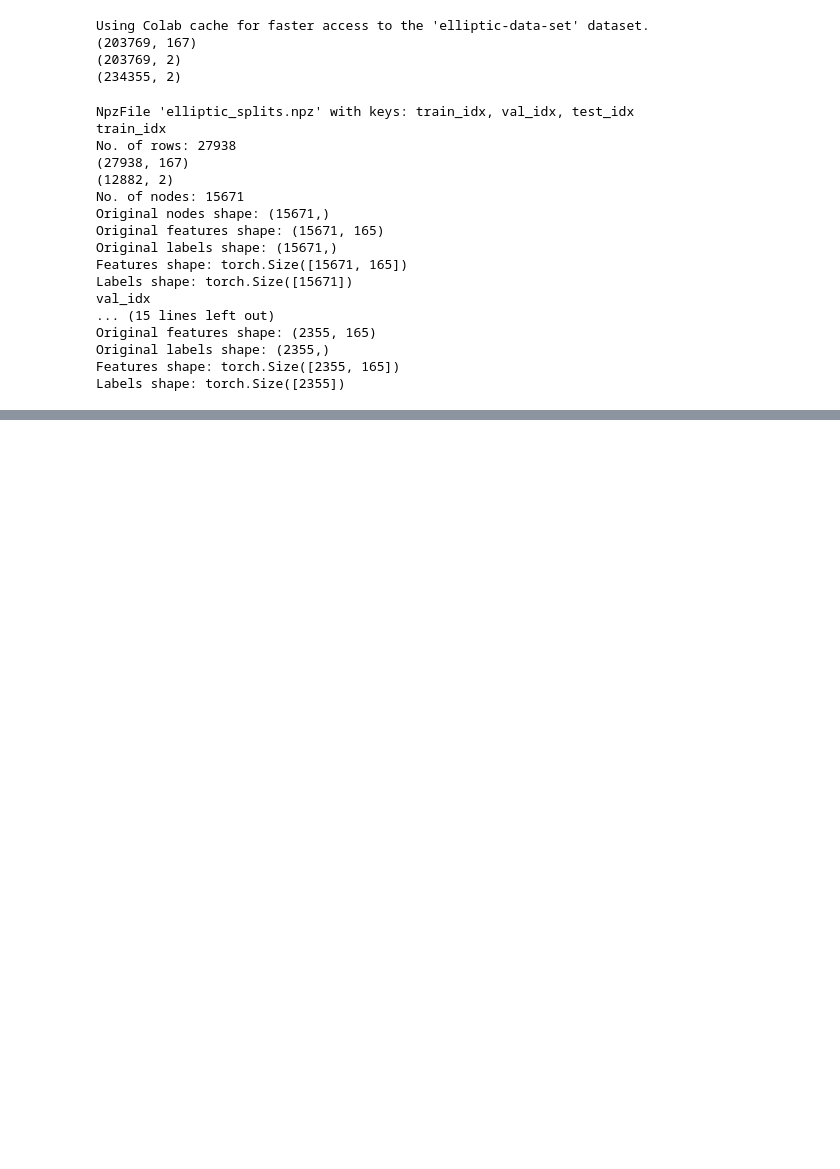
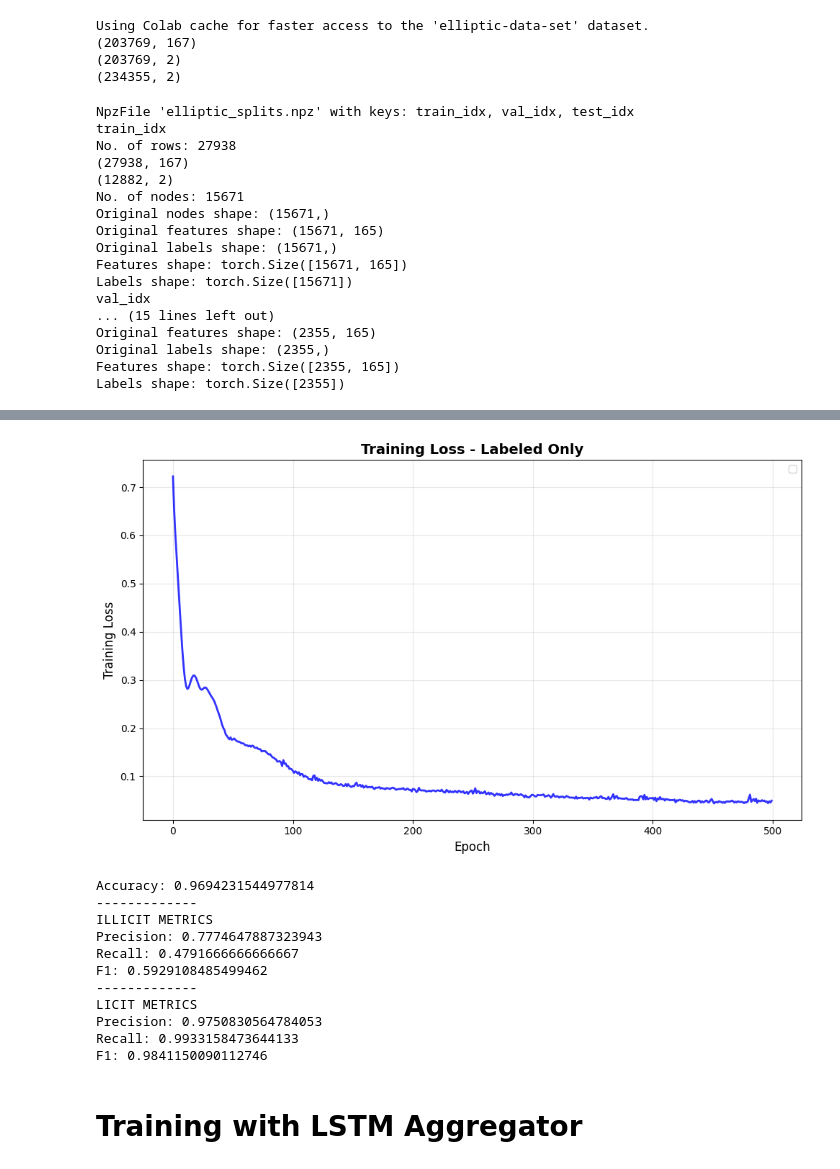
Before and after one commit to Jiazheng411/graph_elliptic_fraud_detection, a Jupyter notebook: notebooks/CS5284_Group07_GraphSAGE.ipynb, the cells around one changed output, grey strips where cells are left out. Cells and saved outputs as stored; diff of their text form; code cells hidden in the pictures; blank space fills up the shorter version.

```diff
--- a/notebooks/CS5284_Group07_GraphSAGE.ipynb
+++ b/notebooks/CS5284_Group07_GraphSAGE.ipynb
@@ -771,0 +1009,5 @@ plt.show()
+# %%
+# TRAIN MODEL
+aggregator = 'mean'
+num_samples = 2 # Controls number of neighbours to sample from
+model, history = start_training(*setup_params(dataset), train_epoch, test_epoch, lr, aggregator, num_samples)
@@ -771,0 +1035,18 @@ plt.show()
+# %%
+plot_train_loss(history)
+print_metrics(history)
+# %% [output]
+[figure, added]
+Accuracy: 0.9694231544977814
+-------------
+ILLICIT METRICS
+Precision: 0.7774647887323943
+Recall: 0.4791666666666667
+F1: 0.5929108485499462
+-------------
+LICIT METRICS
+Precision: 0.9750830564784053
+Recall: 0.9933158473644133
+F1: 0.9841150090112746
+# %% [markdown]
+# Training with LSTM Aggregator
```
Also changed, not shown: parts of 50 cells of this notebook.
